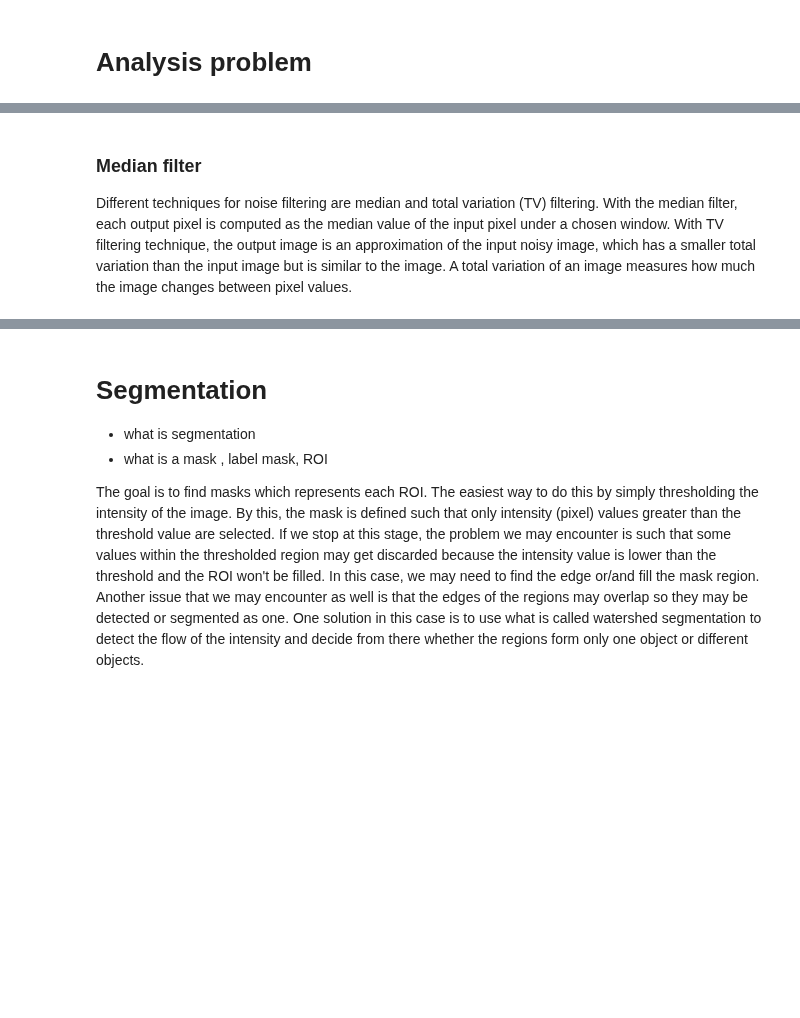
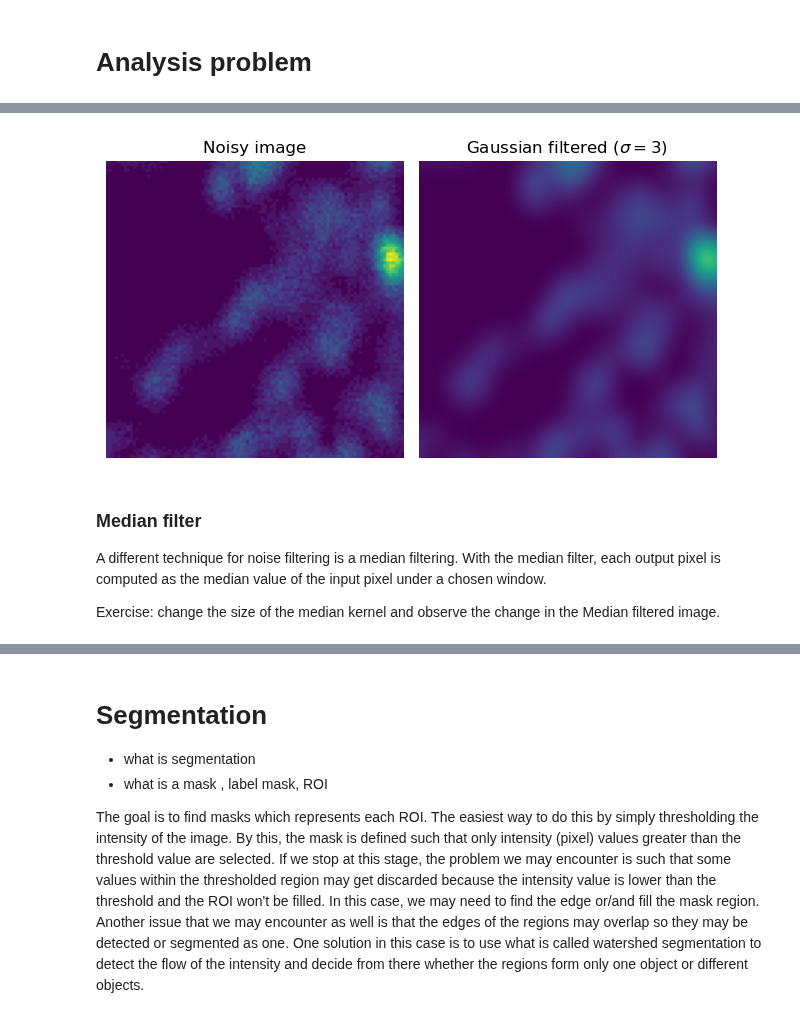
Before and after one commit to u-schulze/Python-course, a Jupyter notebook: Course-main.ipynb, the cells around one changed output, grey strips where cells are left out. Cells and saved outputs as stored; diff of their text form; code cells hidden in the pictures; blank space fills up the shorter version.

```diff
--- a/Course-main.ipynb
+++ b/Course-main.ipynb
@@ -221,25 +282,30 @@ A smoothing filter uses the principle of convolution to reduce the noise. A conv
 # %%
 from skimage import filters
 
 # Crop the image and select the first channel
 crop = image.data[0, 0, 0, 850:950, 900:1000]
 
-# Gaussian filtering of data with a Gaussian filter of scale 3
-gaussian_filtered = filters.gaussian(crop.astype(float), 3)
+# Gaussian filtering of data with a Gaussian filter of a given sigma
+sigma = 3
+gaussian_filtered = filters.gaussian(crop.astype(float), sigma)
 
 fig, axs = plt.subplots(1, 2)
 vmin, vmax = crop.min(), crop.max()
 
 axs[0].imshow(crop, vmin = vmin, vmax = vmax)                      # original image
 axs[0].set_title('Noisy image')
 axs[0].set_axis_off()
 
 axs[1].imshow(gaussian_filtered,vmin=vmin,vmax=vmax)                # with addition Gaussian noise
-axs[1].set_title('Gaussian filtered ($\sigma=5$)')
+axs[1].set_title('Gaussian filtered ($\sigma=$'+str(sigma)+')')
 axs[1].set_axis_off()
 
 plt.tight_layout()
+# %% [output]
+[figure, added]
 # %% [markdown]
 ### Median filter
-Different techniques for noise filtering are median and total variation (TV) filtering. With the median filter, each output pixel is computed as the median value of the input pixel under a chosen window. With TV filtering technique, the output image is an approximation of the input noisy image, which has a smaller total variation than the input image but is similar to the image. A total variation of an image measures how much the image changes between pixel values.
+A different technique for noise filtering is a median filtering. With the median filter, each output pixel is computed as the median value of the input pixel under a chosen window.
+
+Exercise: change the size of the median kernel and observe the change in the Median filtered image.
 # %%
```
Also changed, not shown: parts of 34 cells of this notebook.
